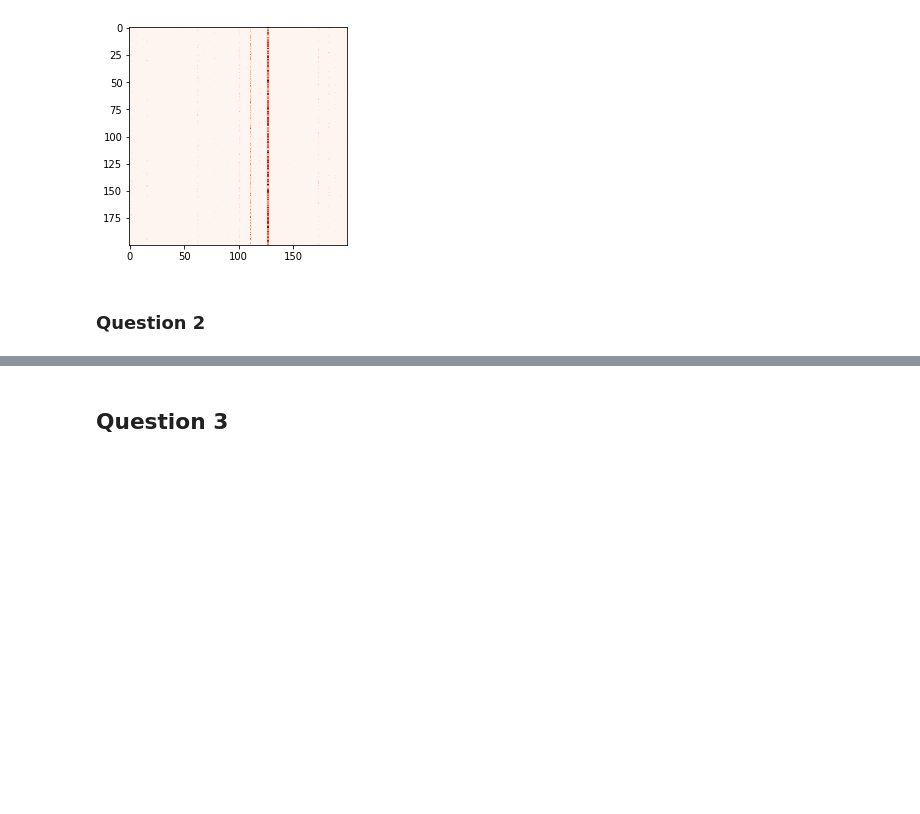
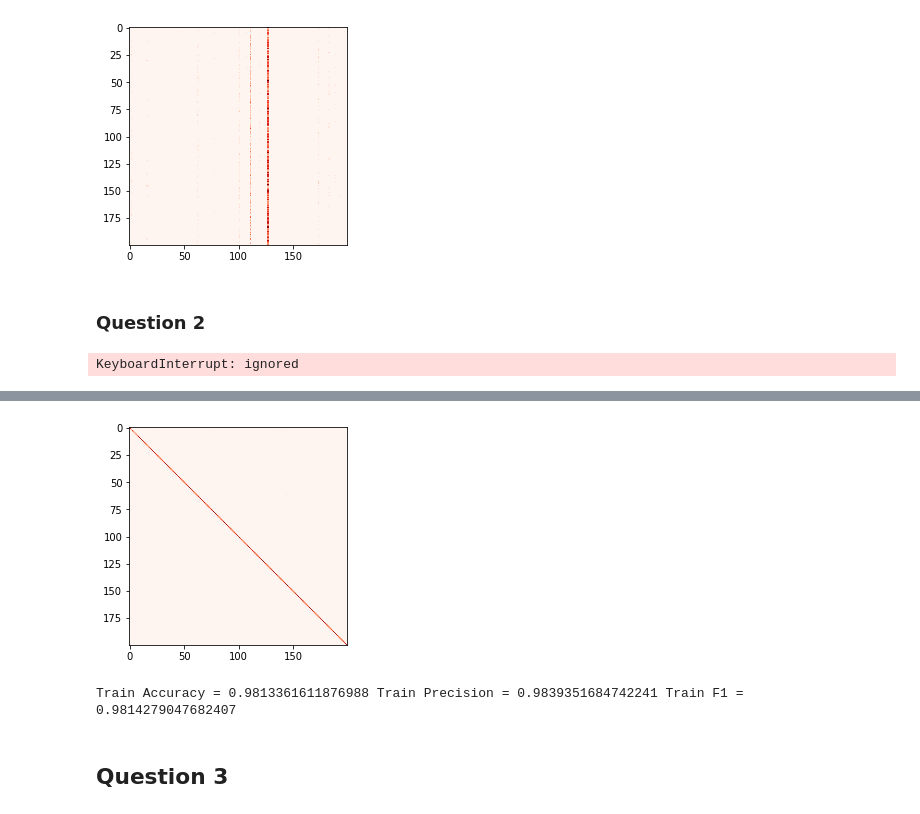
Before and after one commit to TheOneCodeGuy/Convolution-Neural-Networks, a Jupyter notebook: Q1_Q2_Q3.ipynb, the cells around one changed output, grey strips where cells are left out. Drawn from its saved outputs; the diff is of its cells as text; code cells hidden in the pictures; blank space fills up the shorter version.

```diff
--- a/Q1_Q2_Q3.ipynb
+++ b/Q1_Q2_Q3.ipynb
@@ -160,7 +181,7 @@ VGG_model = VGG_model.to(device)
 # %%
 old_loss = np.inf
 
-max_epoch = 500
+max_epoch = 100
 
 for epoch in range(max_epoch):
 
@@ -236,10 +255,10 @@ Test Loss = 392.4207763671875
 # %%
 class GoogLeNet(nn.Module):
 
-    def __init__(self, n_classes):
+    def __init__(self, n_classes, RGB_mean):
 
         super(GoogLeNet, self).__init__()
-
+        self.RGB_mean = RGB_mean
         self.n_classes = n_classes
         # Convolution
         # 3x224x224
@@ -422,6 +441,8 @@ class GoogLeNet(nn.Module):
 
     def forward(self, x, auxiliary=True):
 
+        x = x - RGB_mean(None, :, None, None)
+
         # Layer 1
         x = self.mp1(F.relu(self.c1(x)))
 
@@ -609,7 +628,7 @@ class CNN2(nn.Module):
         # 4x224x224
         self.pl1 = nn.AvgPool2d(2, stride=2)
         # 4x112x112
-        self.cl2 = nn.Conv2d(3, 16, 3, stride=1, padding=1)
+        self.cl2 = nn.Conv2d(4, 16, 3, stride=1, padding=1)
         # 16x112x112
         self.pl2 = nn.AvgPool2d(2, stride=2)
 
@@ -640,9 +659,10 @@ optimizer = optim.SGD(classifier.parameters(), lr=0.001, momentum=0.9)
 classifier = classifier.to(device)
 # %%
 old_loss = np.inf
+from IPython.display import clear_output
 
-max_epoch = 500
-
+max_epoch = 50
+losses = []
 for epoch in range(max_epoch):
 
     running_loss = 0.0
@@ -665,14 +685,41 @@ for epoch in range(max_epoch):
         # Update Parameters
         optimizer.step()
 
-        running_loss += loss.item()
+        running_loss += loss.item()*len(X)/9430
 
     print('Epoch', epoch+1, ': Loss =', running_loss)
+    losses.append(running_loss)
 
-    if abs(running_loss-old_loss)/running_loss < 1e-5:
+    plt.plot(losses)
+    plt.show()
+    clear_output(wait=True)
+
+    if (abs(running_loss-old_loss)/running_loss < 5e-2) and epoch>=10 and running_loss<1000:
         print('Converged')
         break
 
     old_loss = running_loss
 
 print('Finished Training')
+# %% [output]
+KeyboardInterrupt: ignored
+# %%
+with torch.no_grad():
+
+    train_loss = 0.0
+    y_train = []
+    y_train_pred = []
+
+    for data in trainloader:
+
+        X, y = data[0].to(device), data[1].to(device)
+        y_hat = classifier(X)
+        train_loss += criterion(y_hat, y)
+
+        y_train.extend(list(y.detach().cpu().numpy()))
+        y_train_pred.extend(list(torch.argmax(y_hat, axis=1).detach().cpu().numpy()))
+
+print('Train Loss =', train_loss.item())
+plt.imshow(confusion_matrix(y_train, y_train_pred), cmap='Reds')
+plt.show()
+# %% [output]
@@ -679,3 +727,12 @@ print('Finished Training')
+[figure, added]
+# %%
+acc_tr = accuracy_score(y_train, y_train_pred)
+prec_tr = precision_score(y_train, y_train_pred, average='weighted')
+f1_tr = f1_score(y_train, y_train_pred, average='weighted')
+
+print('Train Accuracy =', acc_tr, 'Train Precision =', prec_tr, 'Train F1 =', f1_tr)
+# %% [output]
+Train Accuracy = 0.9813361611876988 Train Precision = 0.9839351684742241 Train F1 = 0.9814279047682407
 # %%
 with torch.no_grad():
 
```
Also changed, not shown: parts of 12 cells of this notebook.
